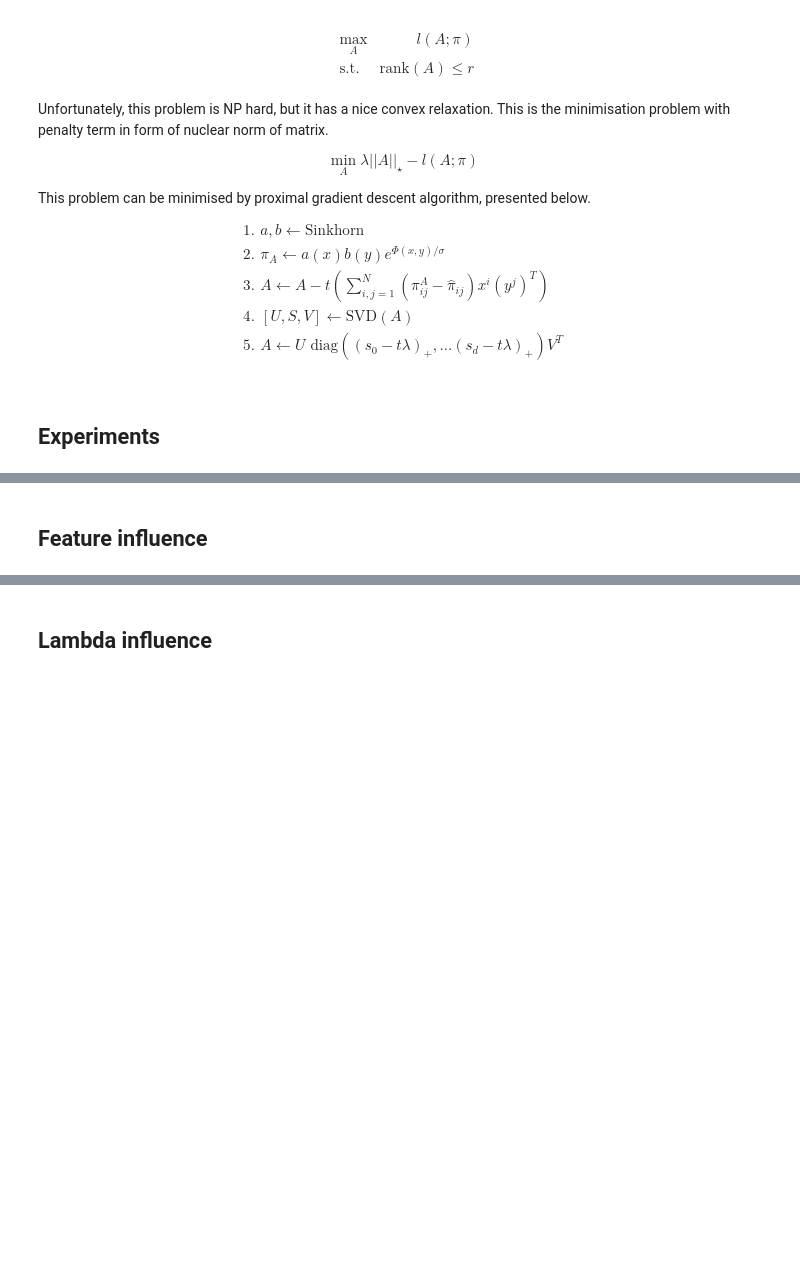
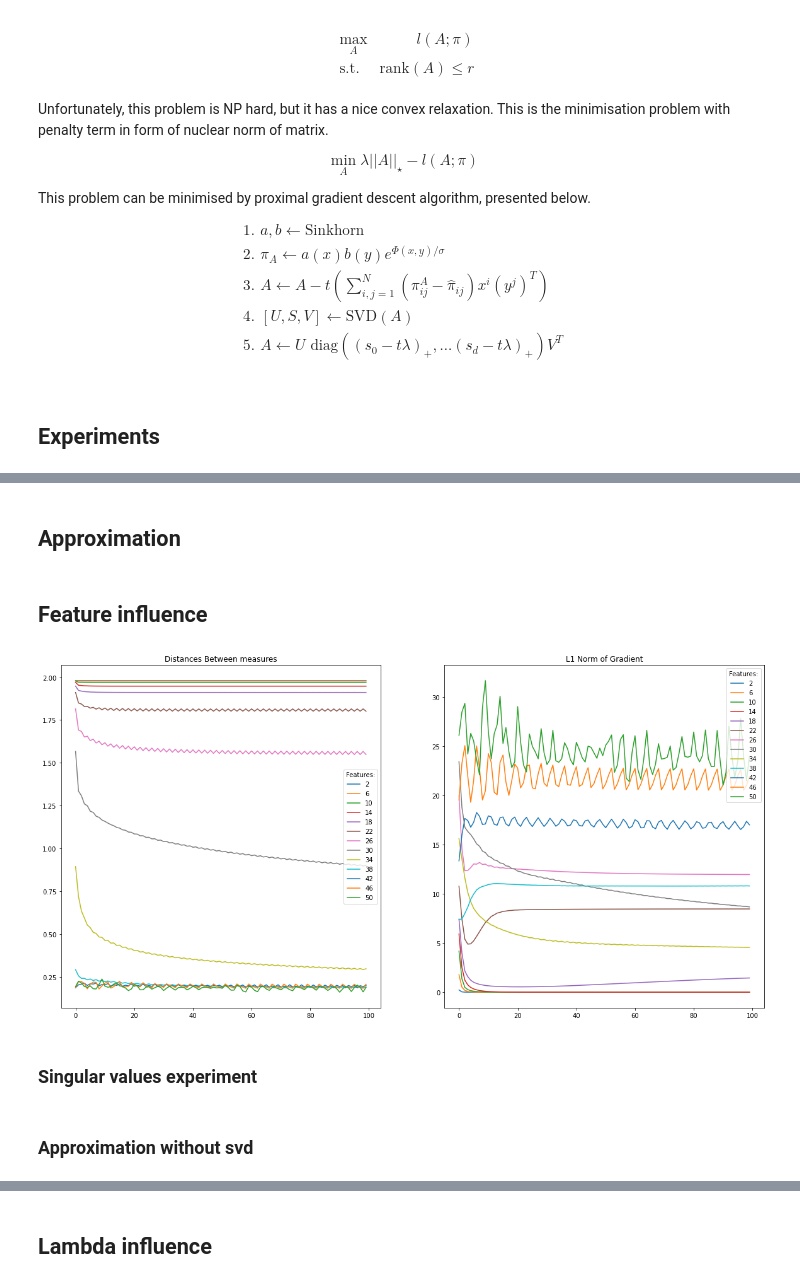
Before and after one commit to g-peltier/compress_project, a Jupyter notebook: scripts/Final.ipynb, the cells around one changed output, grey strips where cells are left out. Cells and saved outputs as stored; diff of their text form; code cells hidden in the pictures; blank space fills up the shorter version.

```diff
--- a/scripts/Final.ipynb
+++ b/scripts/Final.ipynb
@@ -281,2 +306,51 @@ def proximal_descent(A, X, mu1, Y, mu2, t=0.1, l=0.1, sigma=0.1, n_steps=100, ve
+# %%
+sigma = 0.5
+A_truth = np.random.normal(size=(X_feature_size, Y_feature_size))
+Phi_truth = get_cost(X_truth, Y_truth, A_truth)
+a_truth, b_truth = Sinkhorn(mu_x, mu_y, Phi_truth, sigma=sigma)
+pi_truth = get_distr(a_truth, b_truth, Phi_truth, sigma=sigma)
+# %% [markdown]
+## Approximation
 # %% [markdown]
 ## Feature influence
+# %%
+A_all = {}
+history_coefs_all = {}
+history_grad_all = {}
+A_approx = np.random.randn(X_feature_size, Y_feature_size)/(X_feature_size*Y_feature_size)
+
+for i in np.arange(2, 52, step=4):
+    X = X_truth[:, :i]
+    Y = Y_truth[:, :i]
+
+    mu1 = np.ones(X_batch_size)/X_batch_size
+    mu2 = np.ones(Y_batch_size)/Y_batch_size
+
+    A = A_approx[:i, :i]
+
+    A, history_coefs, history_grad = proximal_descent(A, X, mu1, Y, mu2, t=0.5, verbose=False, sigma=sigma, pi_hat=pi_truth)
+    A_all[i] = A
+    history_coefs_all[i] = history_coefs
+    history_grad_all[i] = history_grad
+# %%
+plt.figure(figsize=(20, 10))
+ax = plt.subplot(121)
+for key, item in history_coefs_all.items():
+    ax.plot(item, label=key)
+
+ax.set_title("Distances Between measures")
+ax.legend(title='Features:')
+
+ax = plt.subplot(122)
+
+for key, item in history_grad_all.items():
+    ax.plot(item, label=key)
+
+ax.set_title("L1 Norm of Gradient")
+ax.legend(title='Features:')
+
+plt.show()
+# %% [output]
+[figure, added]
+# %% [markdown]
+### Singular values experiment
@@ -282,0 +372,2 @@ def proximal_descent(A, X, mu1, Y, mu2, t=0.1, l=0.1, sigma=0.1, n_steps=100, ve
+# %% [markdown]
+### Approximation without svd
```
Also changed, not shown: parts of 16 cells of this notebook, 1 other file.
